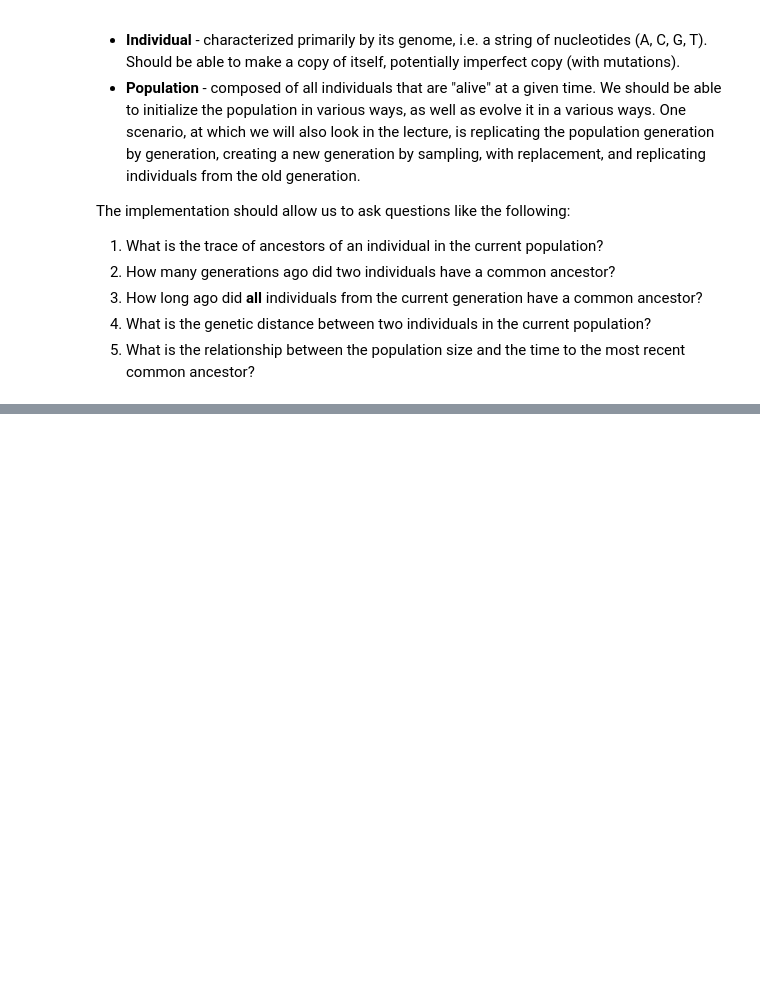
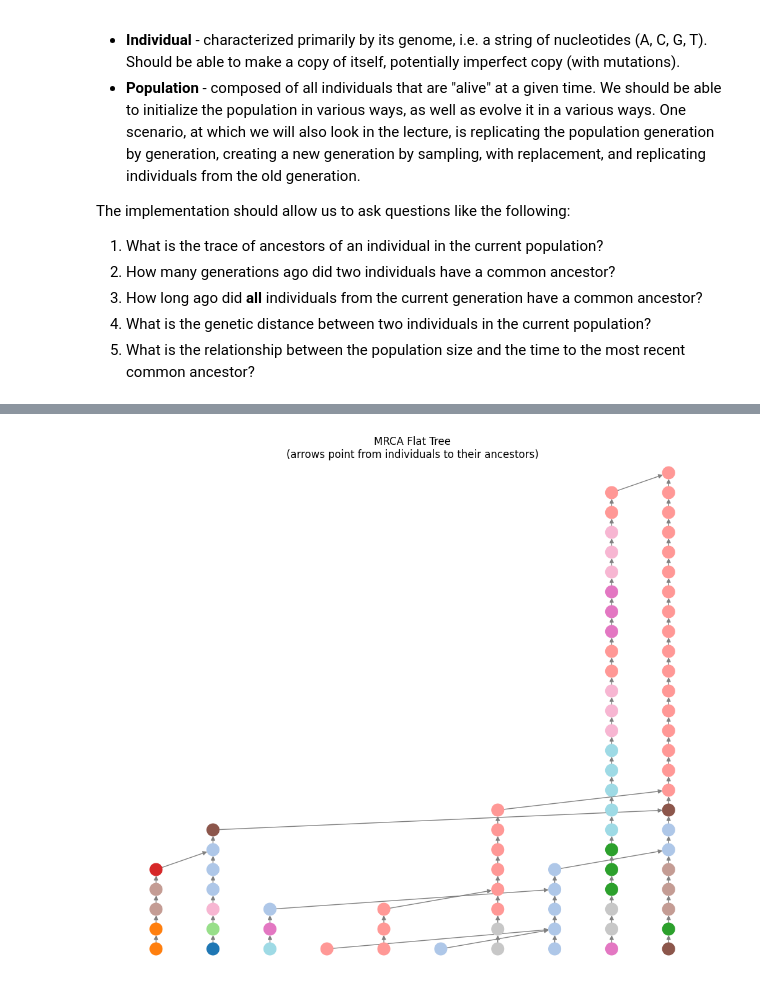
Before and after one commit to madanmukundan/compbio2_unibas, a Jupyter notebook: notebooks/02_FinitePopulationDynamicsSpec.ipynb, the cells around one changed output, grey strips where cells are left out. Saved outputs shown, nothing was run; the diff lists cells and outputs as text; code cells hidden in the pictures; blank space fills up the shorter version.

```diff
--- a/notebooks/02_FinitePopulationDynamicsSpec.ipynb
+++ b/notebooks/02_FinitePopulationDynamicsSpec.ipynb
@@ -173,0 +289,57 @@ plt.show()
+# %%
+# Flat raph of population to trace most recent common ancestor
+G = nx.DiGraph()
+
+# Add edges only for chosen individual(s) in current generation
+# individual_idxs = [0, 8]
+individual_idxs = [i for i in range(len(my_pop.individuals))]
+gen_limit = mrca_individual.generation
+# individual_idxs = [0]
+
+# Store node colors
+node_colors = {}
+
+positions = {}
+x_pos_offset = {-g: x for g in range(len(my_pop.generations)) for x in np.zeros(len(my_pop.generations[g]))}
+for individual_idx in individual_idxs:
+    individual = my_pop.individuals[individual_idx]
+    # Some duplicate code to add node
+    if not G.has_node(individual.id):
+        G.add_node(individual.id)
+    generation = my_pop.generations[individual.generation]
+    y_pos = -individual.generation  # Negative to have first generation at top
+    x_pos = (x_pos_offset[y_pos] - len(generation)/2) / len(generation)
+    x_pos_offset[y_pos] += 1
+    positions[individual.id] = (x_pos, y_pos)
+    node_colors[individual.id] = genome_color_dict.get(individual.genome, 'gray')
+    if hasattr(individual, 'parent'):
+        while individual.parent is not None and individual.parent.generation >= gen_limit:
+            orig_id = individual.id
+            individual = individual.parent
+            if not G.has_node(individual.id):
+                G.add_node(individual.id)
+            generation = my_pop.generations[individual.generation]
+            y_pos = -individual.generation  # Negative to have first generation at top
+            x_pos = (x_pos_offset[y_pos] - len(generation)/2) / len(generation)
+            x_pos_offset[y_pos] += 1
+            positions[individual.id] = (x_pos, y_pos)
+            node_colors[individual.id] = genome_color_dict.get(individual.genome, 'black')
+            G.add_edge(orig_id, individual.id)
+
+colors = [node_colors.get(node, 'gray') for node in G.nodes()]
+
+# Create the plot
+plt.figure(figsize=(10, 8))
+nx.draw(G, pos=positions,
+        node_size=200,
+        node_color=colors,
+        edge_color='gray',
+        arrowsize=10,
+        with_labels=False)
+
+# Add generation labels on the y-axis
+plt.ylim(-(len(my_pop.generations)-0.5), 0.5-gen_limit)
+plt.title('MRCA Flat Tree\n(arrows point from individuals to their ancestors)')
+plt.show()
+# %% [output]
+[figure, added]
```
Also changed, not shown: parts of 20 cells of this notebook, 6 other files.
